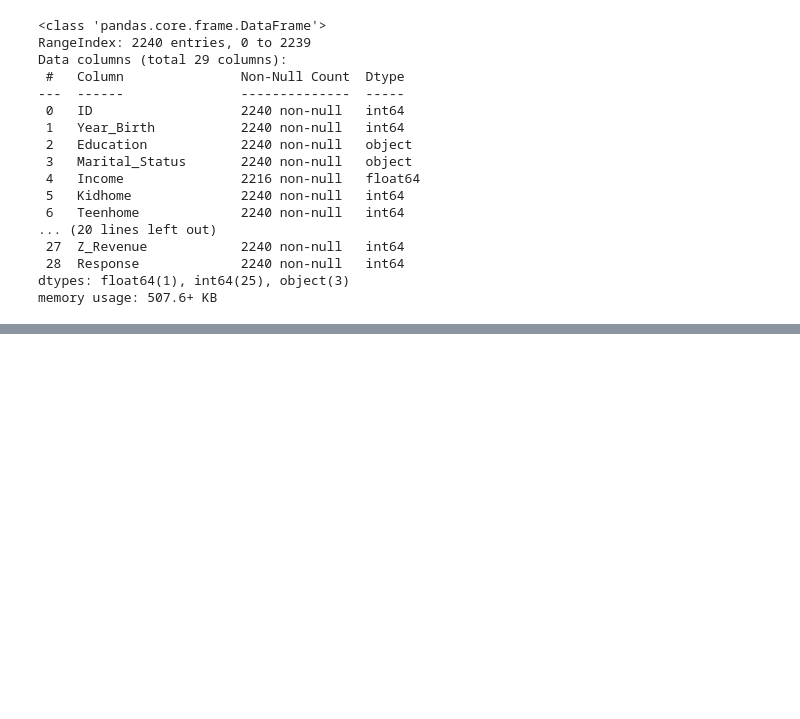
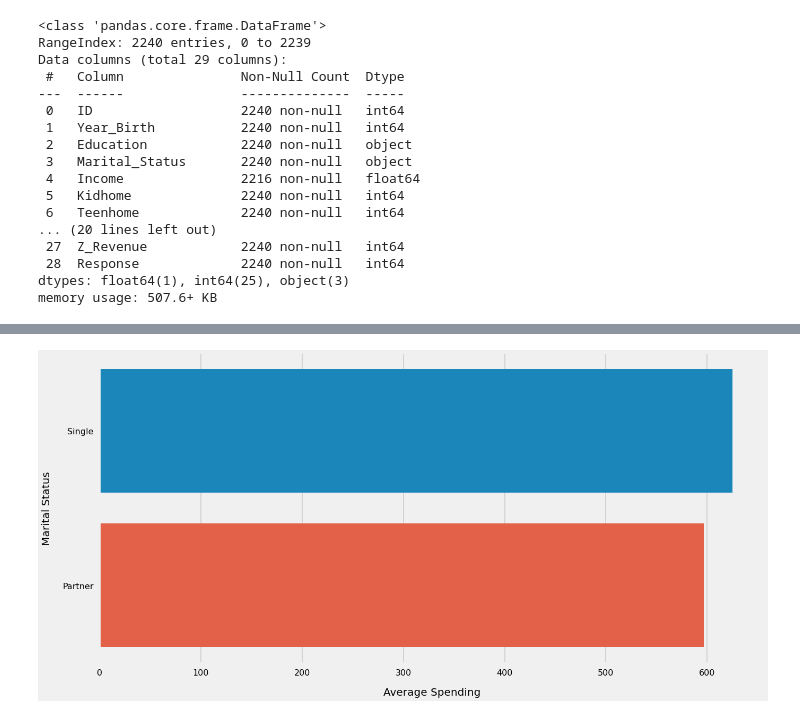
Before and after one commit to DataMinati/100-Super-Notebooks, a Jupyter notebook: Customer_Segmentation.ipynb, the cells around one changed output, grey strips where cells are left out. Cells and saved outputs as stored; diff of their text form; code cells hidden in the pictures; blank space fills up the shorter version.

```diff
--- a/Customer_Segmentation.ipynb
+++ b/Customer_Segmentation.ipynb
@@ -95,0 +127,13 @@ fig.show()
+# %%
+maritalspending = customer.groupby('Marital_Status')['TotalSpendings'].mean().sort_values(ascending=False)
+maritalspending_df = pd.DataFrame(list(maritalspending.items()), columns=['Marital Status', 'Average Spending'])
+
+plt.figure(figsize=(20,10))
+sns.barplot(data = maritalspending_df, x="Average Spending", y="Marital Status");
+
+plt.xticks( fontsize=16)
+plt.yticks( fontsize=16)
+plt.xlabel('Average Spending', fontsize=20, labelpad=20)
+plt.ylabel('Marital Status', fontsize=20, labelpad=20);
+# %% [output]
+[figure, added]
```
Also changed, not shown: parts of 31 cells of this notebook.
